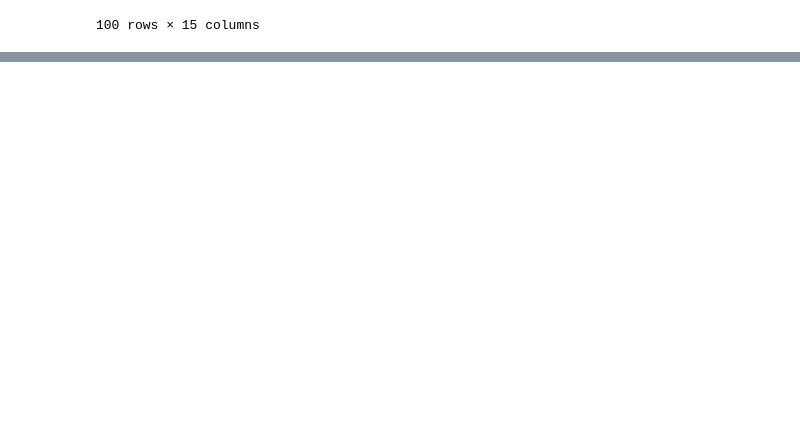
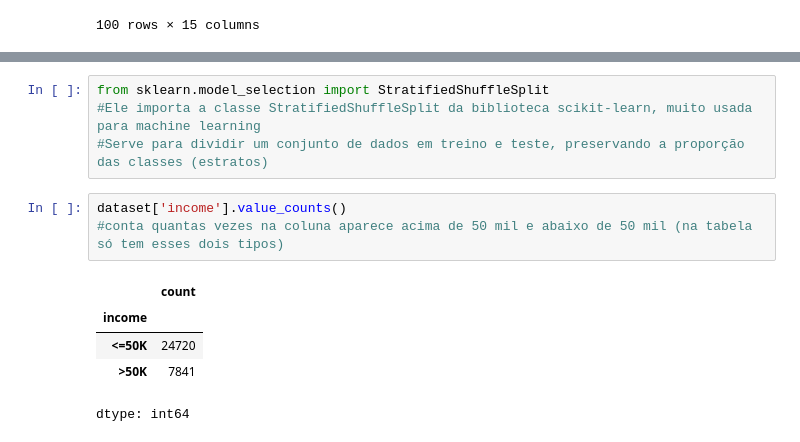
Before and after one commit to LaraDondossola/Estatistica_aplicada, a Jupyter notebook: amostragem.ipynb, the cells around one changed output, grey strips where cells are left out. Cells and saved outputs as stored; diff of their text form; blank space fills up the shorter version.

```diff
--- a/amostragem.ipynb
+++ b/amostragem.ipynb
@@ -69,0 +133,13 @@ df_amostra_aleatoria_simples
+# %%
+from sklearn.model_selection import StratifiedShuffleSplit
+#Ele importa a classe StratifiedShuffleSplit da biblioteca scikit-learn, muito usada para machine learning
+#Serve para dividir um conjunto de dados em treino e teste, preservando a proporção das classes (estratos)
+# %%
+dataset['income'].value_counts()
+#conta quantas vezes na coluna aparece acima de 50 mil e abaixo de 50 mil (na tabela só tem esses dois tipos)
+# %% [output]
+|  | count |
+| income |  |
+| <=50K | 24720 |
+| >50K | 7841 |
+dtype: int64
```
Also changed, not shown: parts of 25 cells of this notebook.
